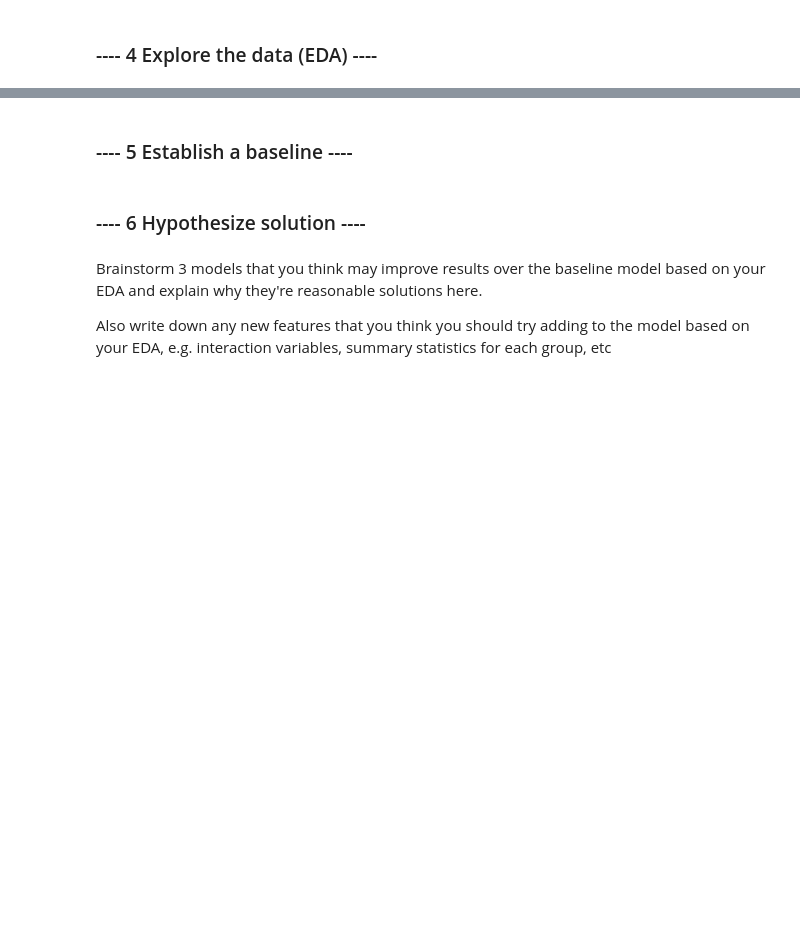
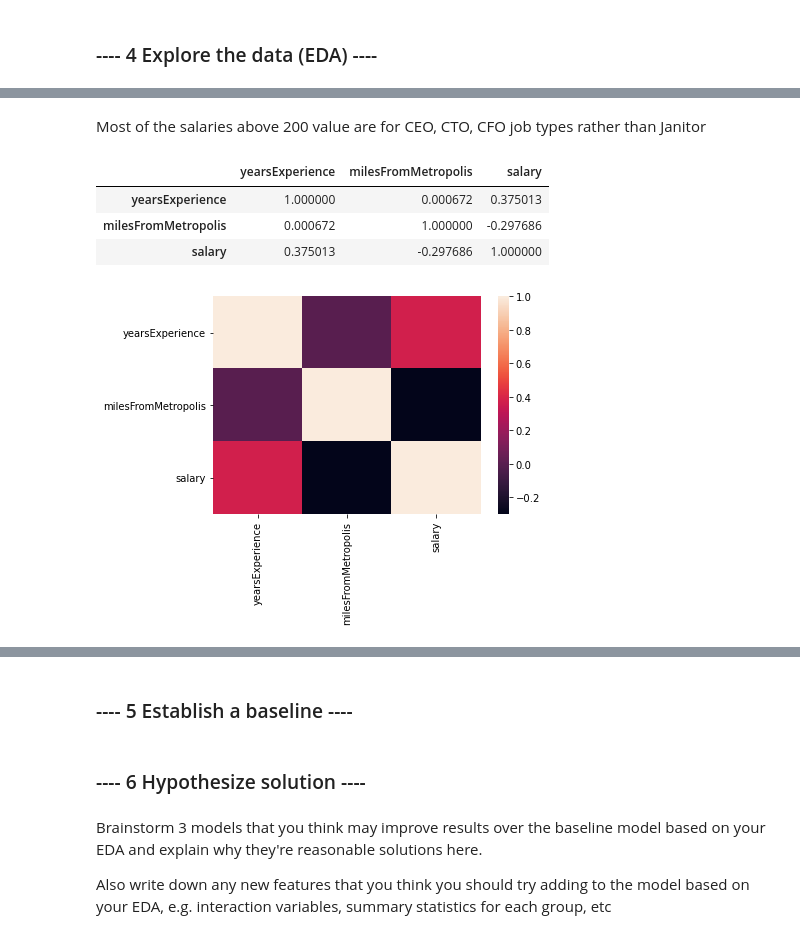
Before and after one commit to sailalithar/salaryprediction, a Jupyter notebook: Instructions_and_Notebook/Salary Prediction Notebook.ipynb, the cells around one changed output, grey strips where cells are left out. Saved outputs shown, nothing was run; the diff lists cells and outputs as text; code cells hidden in the pictures; blank space fills up the shorter version.

```diff
--- a/Instructions_and_Notebook/Salary Prediction Notebook.ipynb
+++ b/Instructions_and_Notebook/Salary Prediction Notebook.ipynb
@@ -70,0 +143,12 @@ print(train_data.shape,train_salaries.shape)
+# %% [markdown]
+Most of the salaries above 200 value are for CEO, CTO, CFO job types rather than Janitor
+# %%
+#look for correlation between features and the target
+sns.heatmap(df.corr())
+df.corr()
+# %% [output]
+|  | yearsExperience | milesFromMetropolis | salary |
+| yearsExperience | 1.000000 | 0.000672 | 0.375013 |
+| milesFromMetropolis | 0.000672 | 1.000000 | -0.297686 |
+| salary | 0.375013 | -0.297686 | 1.000000 |
+[figure, added]
```
Also changed, not shown: parts of 34 cells of this notebook.
